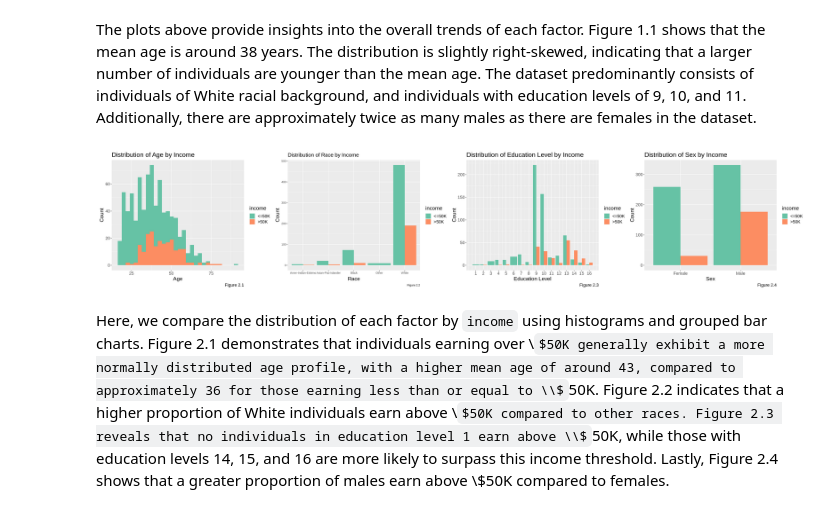
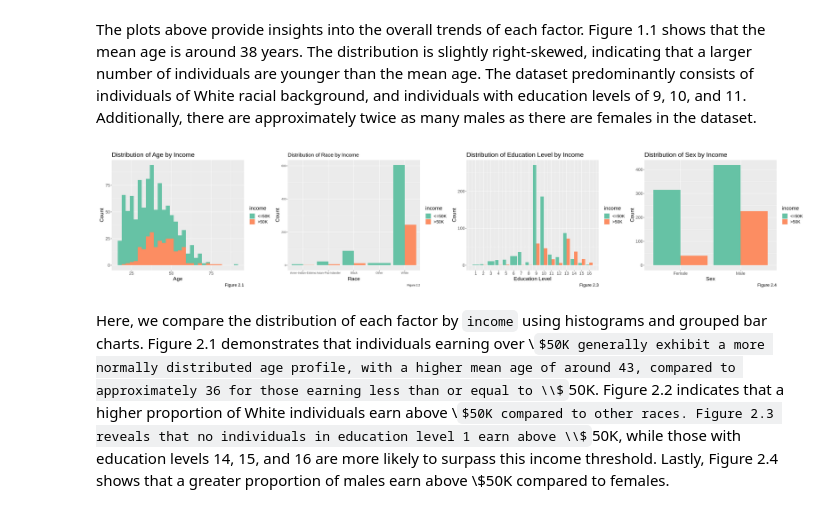
Before and after one commit to whalebeavercat/STAT-301-Census-Group-Project, a Jupyter notebook: stats-301-final-group-project.ipynb, the cells around one changed output. Drawn from its saved outputs; the diff is of its cells as text; code cells hidden in the pictures; some formulas as TeX source.

```diff
--- a/stats-301-final-group-project.ipynb
+++ b/stats-301-final-group-project.ipynb
@@ -183,7 +179,7 @@ options(repr.plot.width = 30, repr.plot.height = 6)
 
 
 # Histogram for age by income
-plot_age_income <- ggplot(df_train, aes(x = age, fill = income)) +
+plot_age_income <- ggplot(sample_data, aes(x = age, fill = income)) +
     geom_histogram(bins = 30) +
     labs(title = "Distribution of Age by Income",
          x = "Age",
@@ -194,7 +190,7 @@ plot_age_income <- ggplot(df_train, aes(x = age, fill = income)) +
 
 
 # Bar plot for race by income
-plot_race_income <- ggplot(df_train, aes(x = race, fill = income)) +
+plot_race_income <- ggplot(sample_data, aes(x = race, fill = income)) +
     geom_bar(position = "dodge") +
     labs(title = "Distribution of Race by Income",
         x = "Race",
@@ -204,36 +200,36 @@ plot_race_income <- ggplot(df_train, aes(x = race, fill = income)) +
     theme(plot.title = element_text(size = 16),
           axis.title.x = element_text(size = 16),
           axis.title.y = element_text(size = 16),
           legend.title = element_text(size = 16),
           legend.text = element_text(size = 13))
 
 
 # Bar plot for education level by income
-plot_education_income <- ggplot(df_train, aes(x = `education-num`, fill = income)) +
+plot_education_income <- ggplot(sample_data, aes(x = `education-num`, fill = income)) +
     geom_bar(position = "dodge") +
     labs(title = "Distribution of Education Level by Income",
          x = "Education Level",
          y = "Count",
          caption = "Figure 2.3") +
     scale_fill_brewer(palette = "Set2") +
     scale_x_continuous(breaks = seq(1, 16, by = 1)) +
     theme(text = element_text(size = 16))
 
 
 # Bar plot for sex by income
-plot_sex_income <- ggplot(df_train, aes(x = sex, fill = income)) +
+plot_sex_income <- ggplot(sample_data, aes(x = sex, fill = income)) +
     geom_bar(position = "dodge") +
     labs(title = "Distribution of Sex by Income",
         x = "Sex",
         y = "Count",
         caption = "Figure 2.4") +
     scale_fill_brewer(palette = "Set2") +
     theme(text = element_text(size = 16))
 
 
 (plot_age_income | plot_race_income | plot_education_income | plot_sex_income) + plot_layout(ncol = 4)
 # %% [output]
-[figure, old version]
+[figure, new version]
 # %% [markdown]
 Here, we compare the distribution of each factor by `income` using histograms and grouped bar charts. Figure 2.1 demonstrates that individuals earning over \\$50K generally exhibit a more normally distributed age profile, with a higher mean age of around 43, compared to approximately 36 for those earning less than or equal to \\$50K. Figure 2.2 indicates that a higher proportion of White individuals earn above \\$50K compared to other races. Figure 2.3 reveals that no individuals in education level 1 earn above \\$50K, while those with education levels 14, 15, and 16 are more likely to surpass this income threshold. Lastly, Figure 2.4 shows that a greater proportion of males earn above \\$50K compared to females.
 # %%
```
Also changed, not shown: parts of 5 cells of this notebook.
